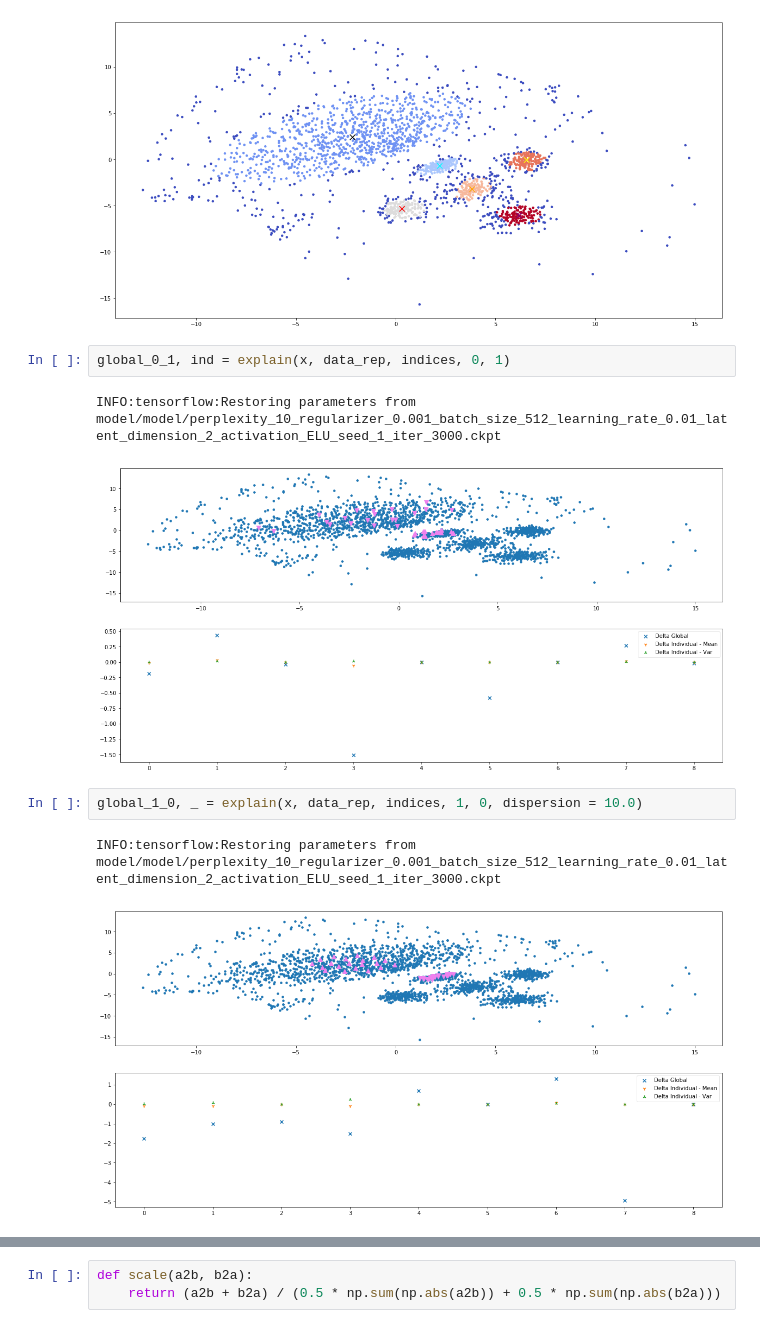
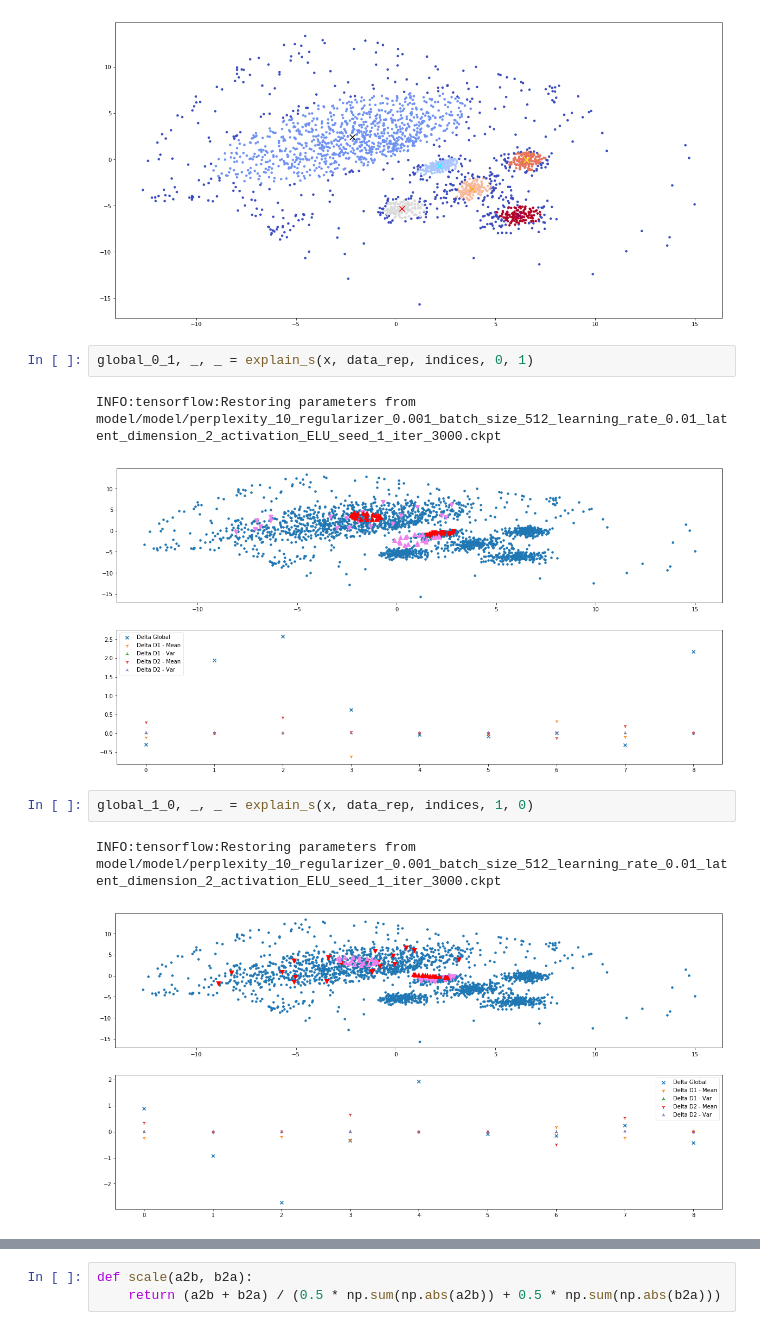
Before and after one commit to GDPlumb/ELDR, a Jupyter notebook: scivis/synth9d/run.ipynb, the cells around one changed output, grey strips where cells are left out. Saved outputs shown, nothing was run; the diff lists cells and outputs as text.

```diff
--- a/scivis/synth9d/run.ipynb
+++ b/scivis/synth9d/run.ipynb
@@ -78,13 +87,13 @@ plt.close()
 # %% [output]
 [figure]
 # %%
-global_0_1, ind = explain(x, data_rep, indices, 0, 1)
+global_0_1, _, _ = explain_s(x, data_rep, indices, 0, 1)
 # %% [output]
 INFO:tensorflow:Restoring parameters from model/model/perplexity_10_regularizer_0.001_batch_size_512_learning_rate_0.01_latent_dimension_2_activation_ELU_seed_1_iter_3000.ckpt
-[figure, old version]
+[figure, new version]
 # %%
-global_1_0, _ = explain(x, data_rep, indices, 1, 0, dispersion = 10.0)
+global_1_0, _, _ = explain_s(x, data_rep, indices, 1, 0)
 # %% [output]
 INFO:tensorflow:Restoring parameters from model/model/perplexity_10_regularizer_0.001_batch_size_512_learning_rate_0.01_latent_dimension_2_activation_ELU_seed_1_iter_3000.ckpt
-[figure, old version]
+[figure, new version]
 # %%
```
Also changed, not shown: parts of 6 cells of this notebook, 14 other files.
